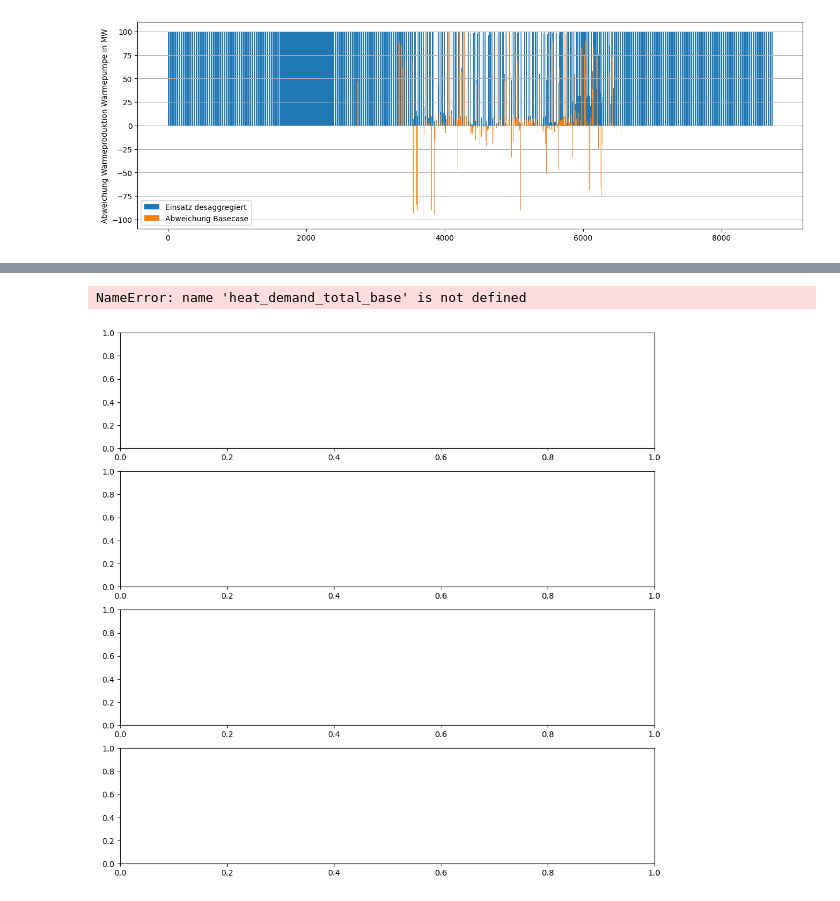
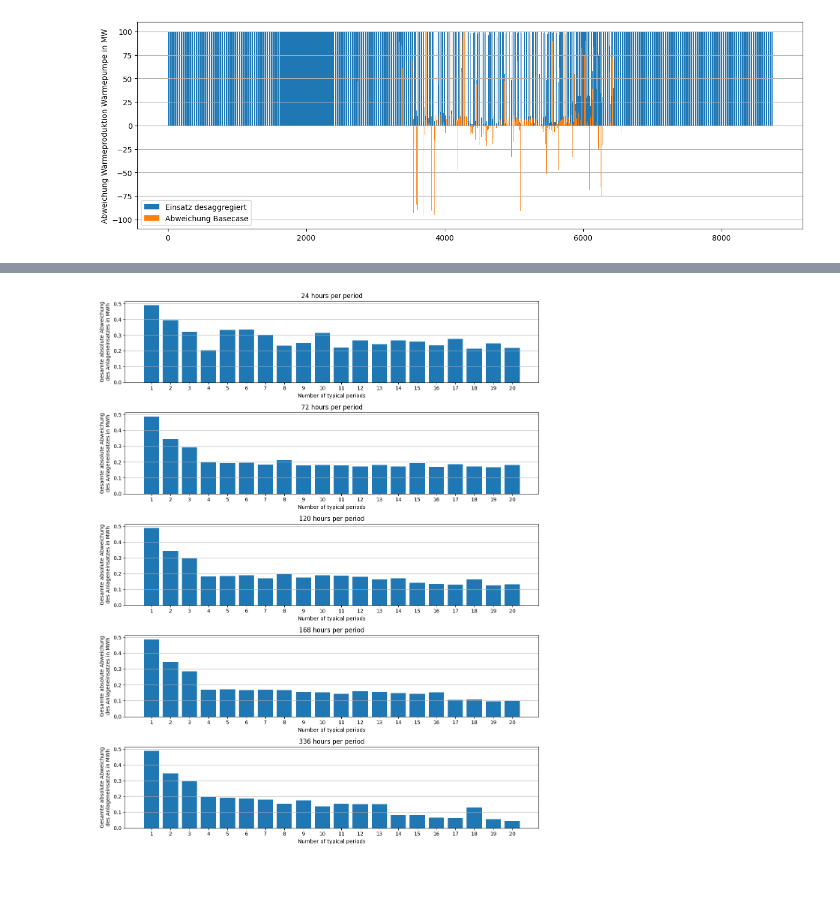
Before and after one commit to jfreissmann/oemof_solph_tsam_example, a Jupyter notebook: src/es_agg_in_one.ipynb, the cells around one changed output, grey strips where cells are left out. Saved outputs shown, nothing was run; the diff lists cells and outputs as text; code cells hidden in the pictures.

```diff
--- a/src/es_agg_in_one.ipynb
+++ b/src/es_agg_in_one.ipynb
@@ -467,21 +484,20 @@ plt.tight_layout()
 # %%
 nr_axs = len(hours_per_period)
 fig, ax = plt.subplots(nr_axs, 1, figsize=(12, 3*nr_axs))
 
 for i, hour_pp in enumerate(hours_per_period):
-    ax[i].bar(nr_periods, keyparams.loc[(hour_pp, nr_periods), 'disp_diff_total'] / heat_demand_base_total)
+    ax[i].bar(nr_periods, keyparams.loc[(hour_pp, nr_periods), 'disp_diff_total'] / heat_prod_total_base)
 
     ax[i].grid(axis='y')
     # ax[i].set_ylim(0, 1.2)
     ax[i].set_xticks(nr_periods, labels=nr_periods)
     ax[i].set_title(f'{hour_pp} hours per period')
     ax[i].set_xlabel('Number of typical periods')
     ax[i].set_ylabel('Gesamte absolute Abweichung\ndes Anlageneinsatzes in MWh')
 
 plt.tight_layout()
 # %% [output]
-NameError: name 'heat_demand_total_base' is not defined
-[figure, old version]
+[figure, new version]
 # %%
 heat_demand_total = unitdata_base["heat bus to heat demand"].sum()
 # %%
```
Also changed, not shown: parts of 13 cells of this notebook.
